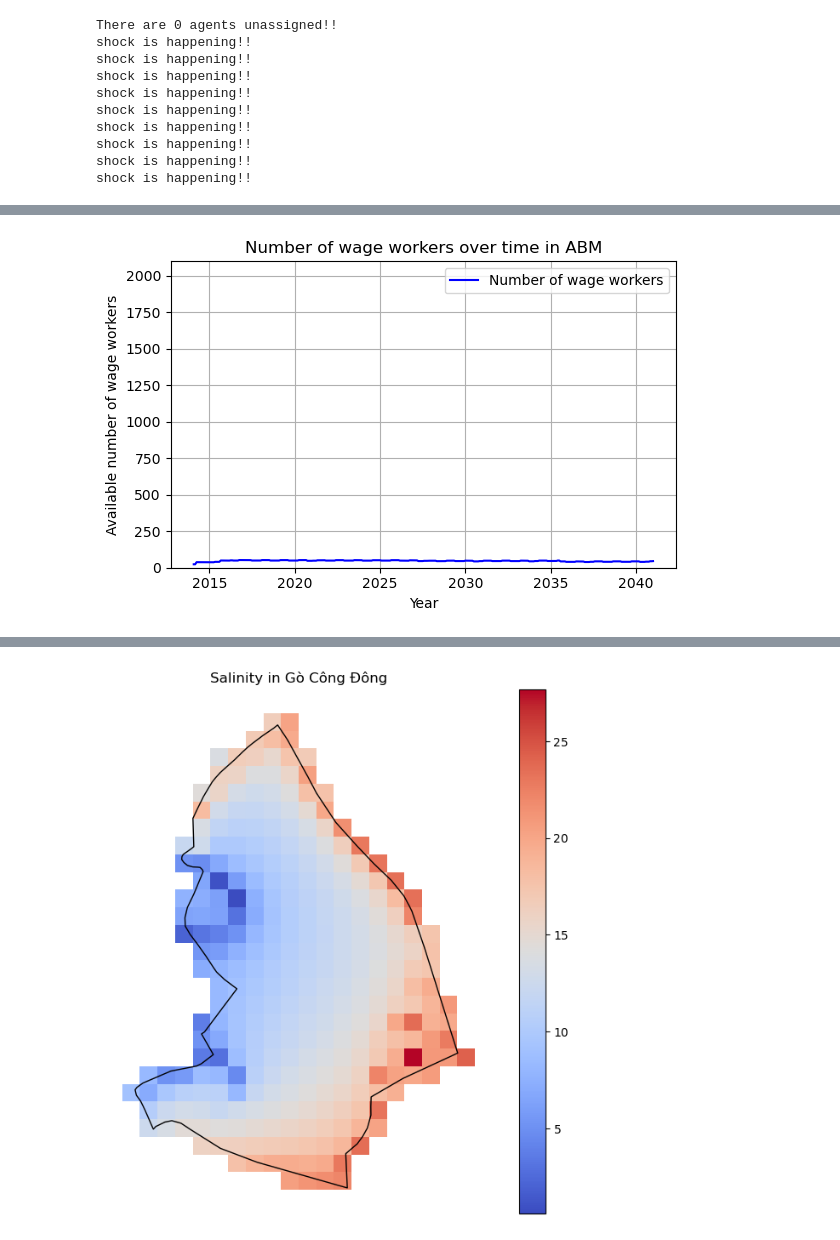
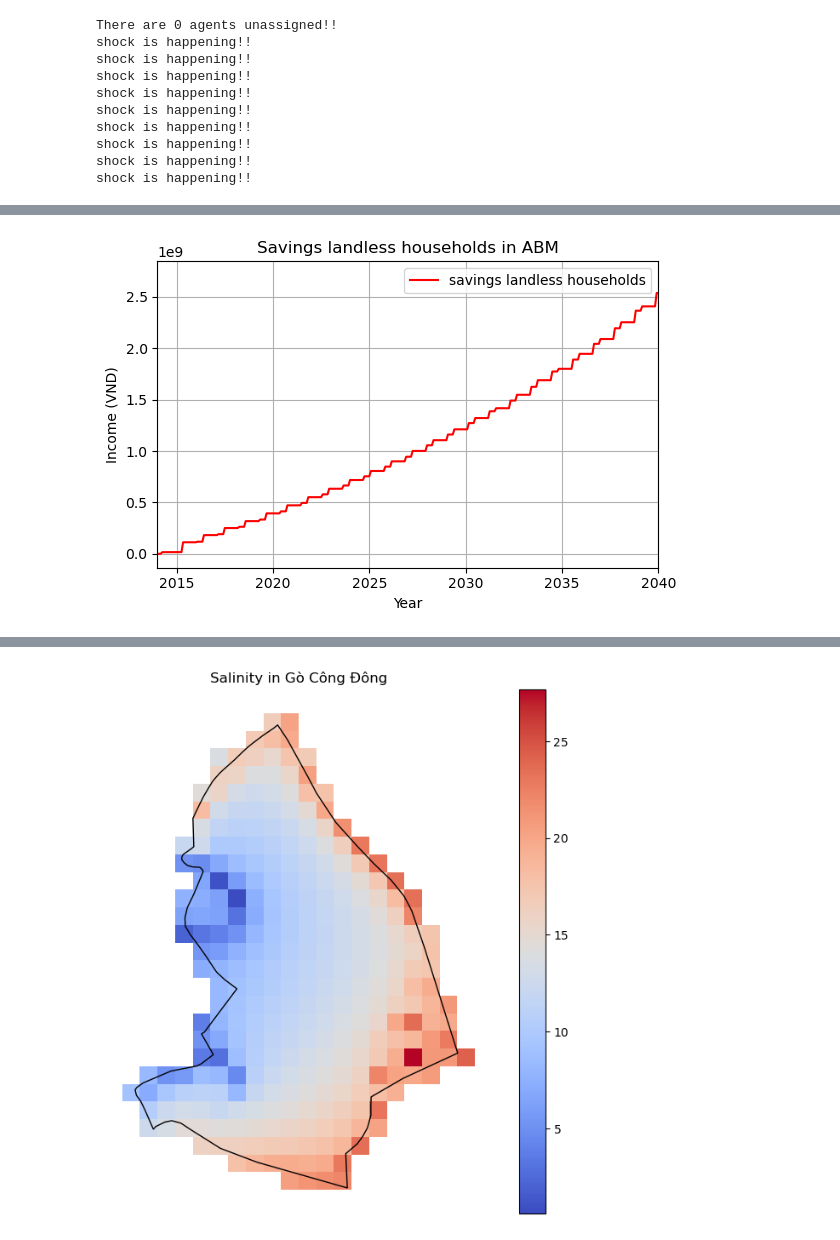
Before and after one commit to Juliettevanalst/Thesis, a Jupyter notebook: Model_Version3/Model_run3.ipynb, the cells around one changed output, grey strips where cells are left out. Saved outputs shown, nothing was run; the diff lists cells and outputs as text; code cells hidden in the pictures.

```diff
--- a/Model_Version3/Model_run3.ipynb
+++ b/Model_Version3/Model_run3.ipynb
@@ -681,23 +69,18 @@ model_data
 # %%
+savings_landless = model_data.copy()
+years = savings_landless.index / 12 + 2014  # Set to years instead of months
 
-agri_workers = model_data.copy()
+plt.figure(figsize=(6, 4))
 
-# Voeg kolom toe
-# agri_workers['Total_wage_workers'] = agri_workers['Low_skilled_agri'] + agri_workers['Skilled_agri']
+plt.plot(years, savings_landless['Savings_landless_hh'], label='savings landless households', color='red')
 
-# Maak een jarenreeks van 2014 tot 2039
-years = 2014 + (agri_workers.index * (25 / 300))
-
-# Plot
-plt.figure(figsize=(6, 4))
-plt.plot(years, agri_workers['Number_of_wage_workers'], label='Number of wage workers', color='blue')
 plt.xlabel('Year')
-plt.ylabel('Available number of wage workers')
-plt.title('Number of wage workers over time in ABM')
-plt.ylim(0, 2100)
+plt.ylabel('Income (VND)')
+plt.title('Savings landless households in ABM')
+plt.xlim(2014, 2040)
 plt.legend()
 plt.grid(True)
 plt.tight_layout()
 plt.show()
 # %% [output]
-[figure, old version]
+[figure, new version]
```
Also changed, not shown: parts of 48 cells of this notebook, 34 other files.
